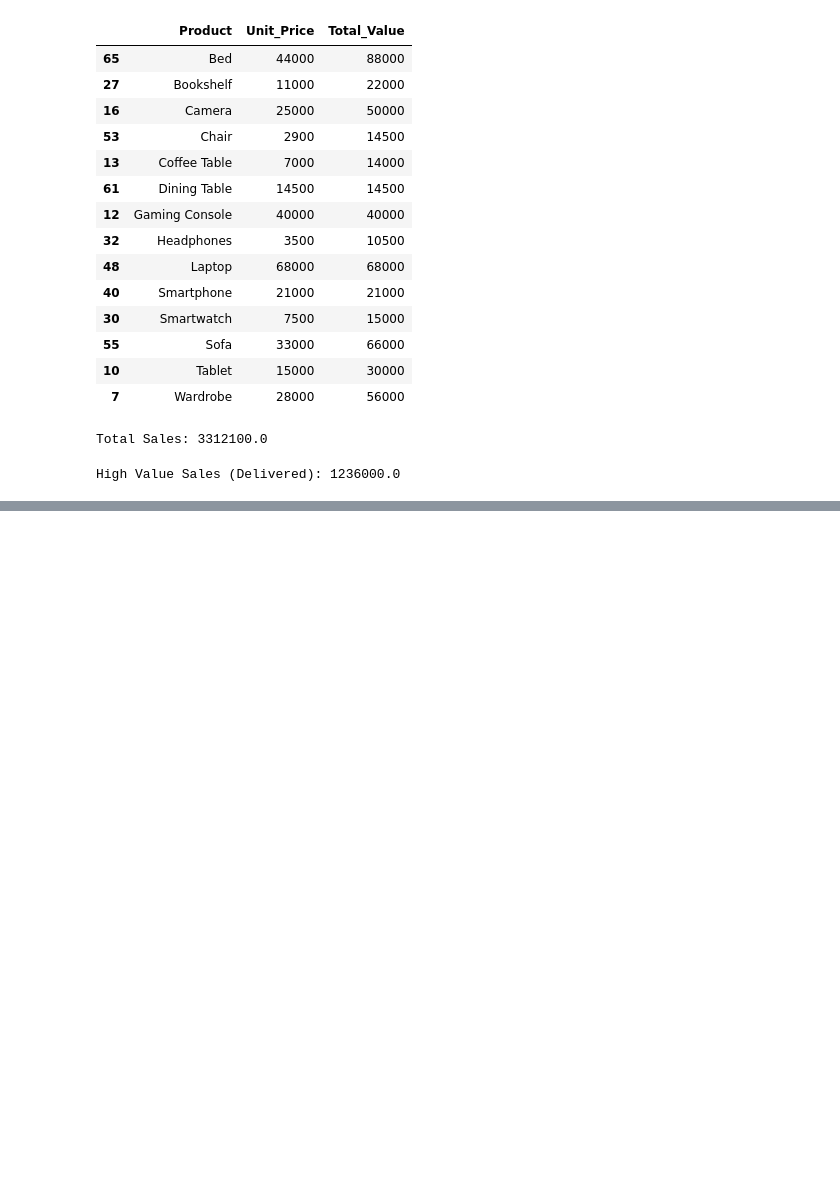
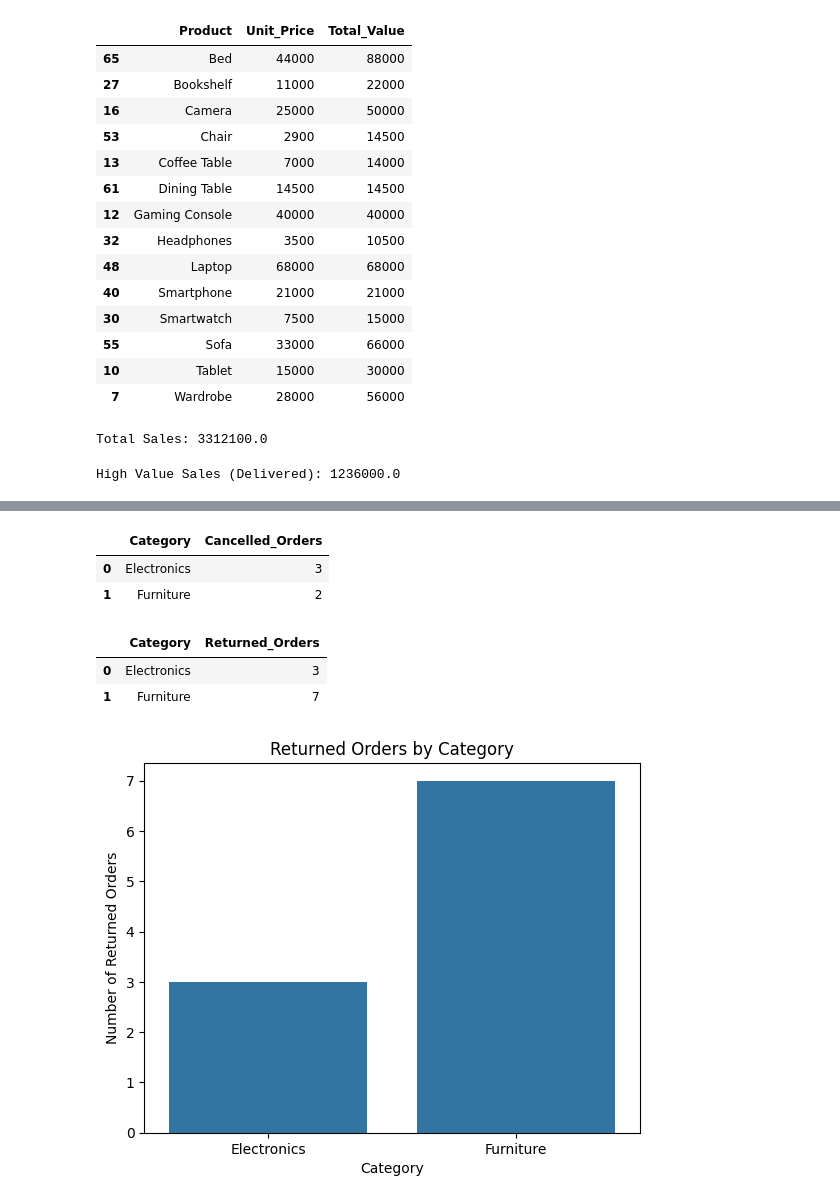
Before and after one commit to PhiWhyyy/E-Commerce-Business-Analysis, a Jupyter notebook: E_Commerce_Business_Analysis_Project.ipynb, the cells around one changed output, grey strips where cells are left out. Drawn from its saved outputs; the diff is of its cells as text; code cells hidden in the pictures; blank space fills up the shorter version.

```diff
--- a/E_Commerce_Business_Analysis_Project.ipynb
+++ b/E_Commerce_Business_Analysis_Project.ipynb
@@ -178,0 +200,41 @@ display(monthly_sales)
+# %%
+query_category_cancelled = """
+SELECT Category, COUNT(Status) AS Cancelled_Orders
+FROM df
+WHERE Status = 'Cancelled'
+GROUP BY Category
+ORDER BY Category;
+"""
+category_cancelled = pdsql.sqldf(query_category_cancelled, globals())
+display(category_cancelled)
+# %% [output]
+|  | Category | Cancelled_Orders |
+| 0 | Electronics | 3 |
+| 1 | Furniture | 2 |
+# %%
+#returned parcels
+query_category_returned="""
+SELECT Category, COUNT(Status) AS Returned_Orders
+FROM df
+WHERE Status ='Returned'
+GROUP BY Category
+ORDER BY Category;
+"""
+category_returned = pdsql.sqldf(query_category_returned, globals())
+display(category_returned)
+# %% [output]
+|  | Category | Returned_Orders |
+| 0 | Electronics | 3 |
+| 1 | Furniture | 7 |
+# %%
+import seaborn as sns
+import matplotlib.pyplot as plt
+
+# Create a bar plot of returned orders by category
+sns.barplot(x='Category', y='Returned_Orders', data=category_returned)
+plt.title('Returned Orders by Category')
+plt.xlabel('Category')
+plt.ylabel('Number of Returned Orders')
+plt.show()
+# %% [output]
+[figure, added]
```
Also changed, not shown: parts of 4 cells of this notebook.
